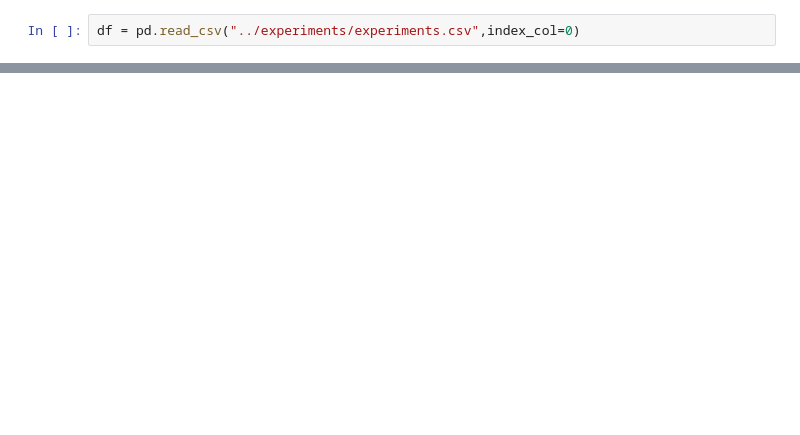
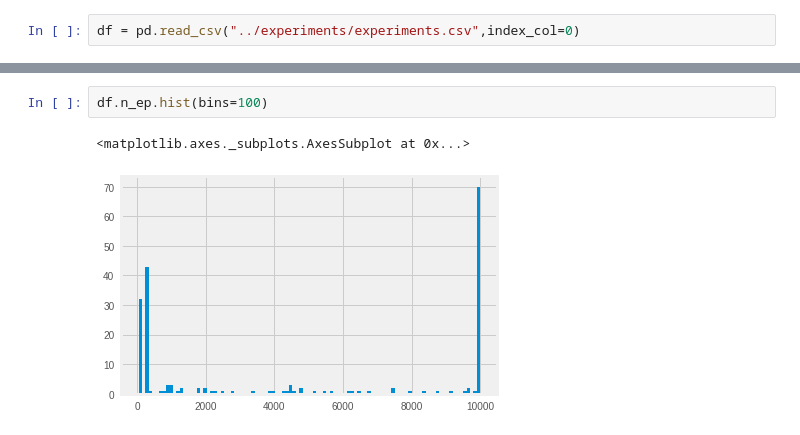
Before and after one commit to NotAnyMike/HRL, a Jupyter notebook: notebooks/Saving max walltime.ipynb, the cells around one changed output, grey strips where cells are left out. Cells and saved outputs as stored; diff of their text form; blank space fills up the shorter version.

```diff
--- a/notebooks/Saving max walltime.ipynb
+++ b/notebooks/Saving max walltime.ipynb
@@ -60,0 +144,5 @@ df.hours.hist(bins=50)
+# %%
+df.n_ep.hist(bins=100)
+# %% [output]
+<matplotlib.axes._subplots.AxesSubplot at 0x...>
+[figure, added]
```
Also changed, not shown: parts of 11 cells of this notebook, 1 other file.
